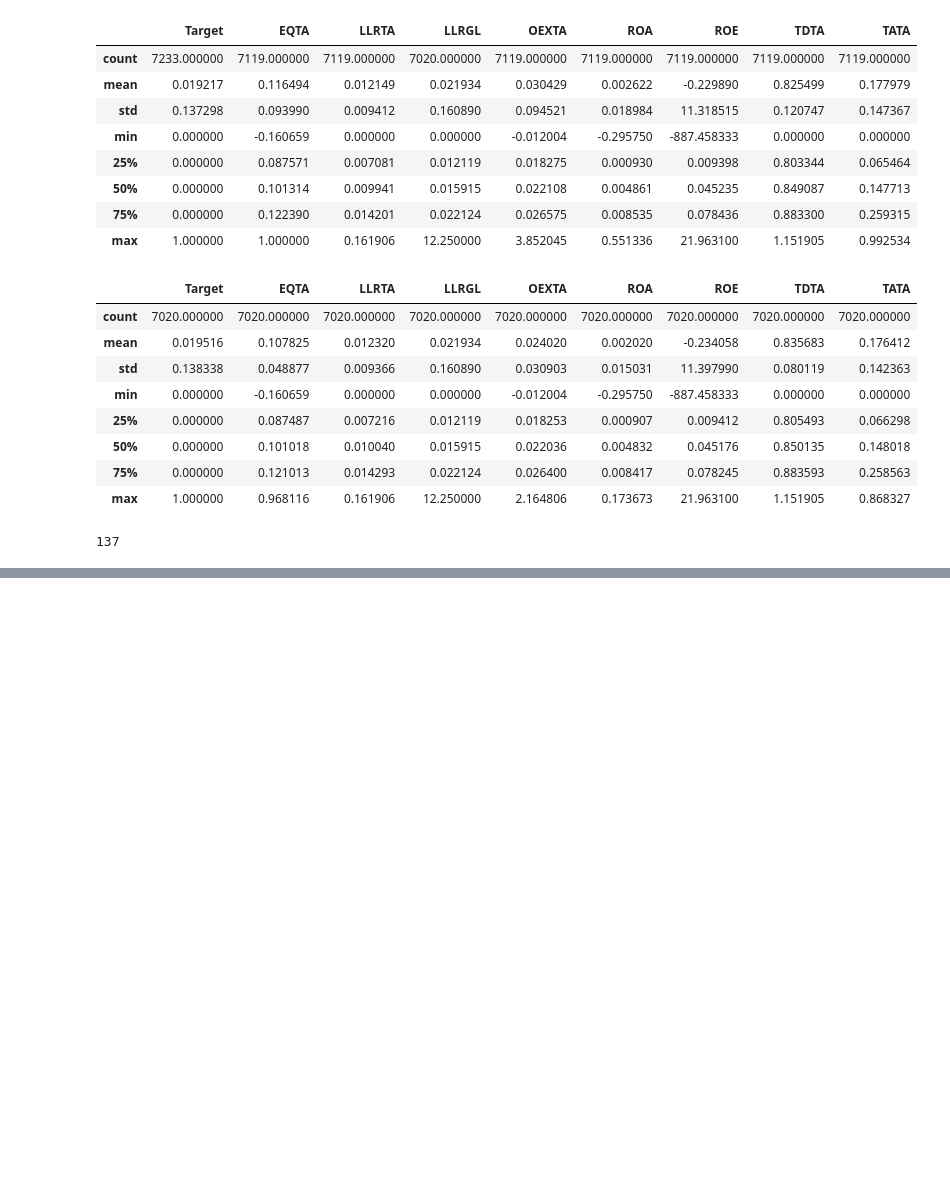
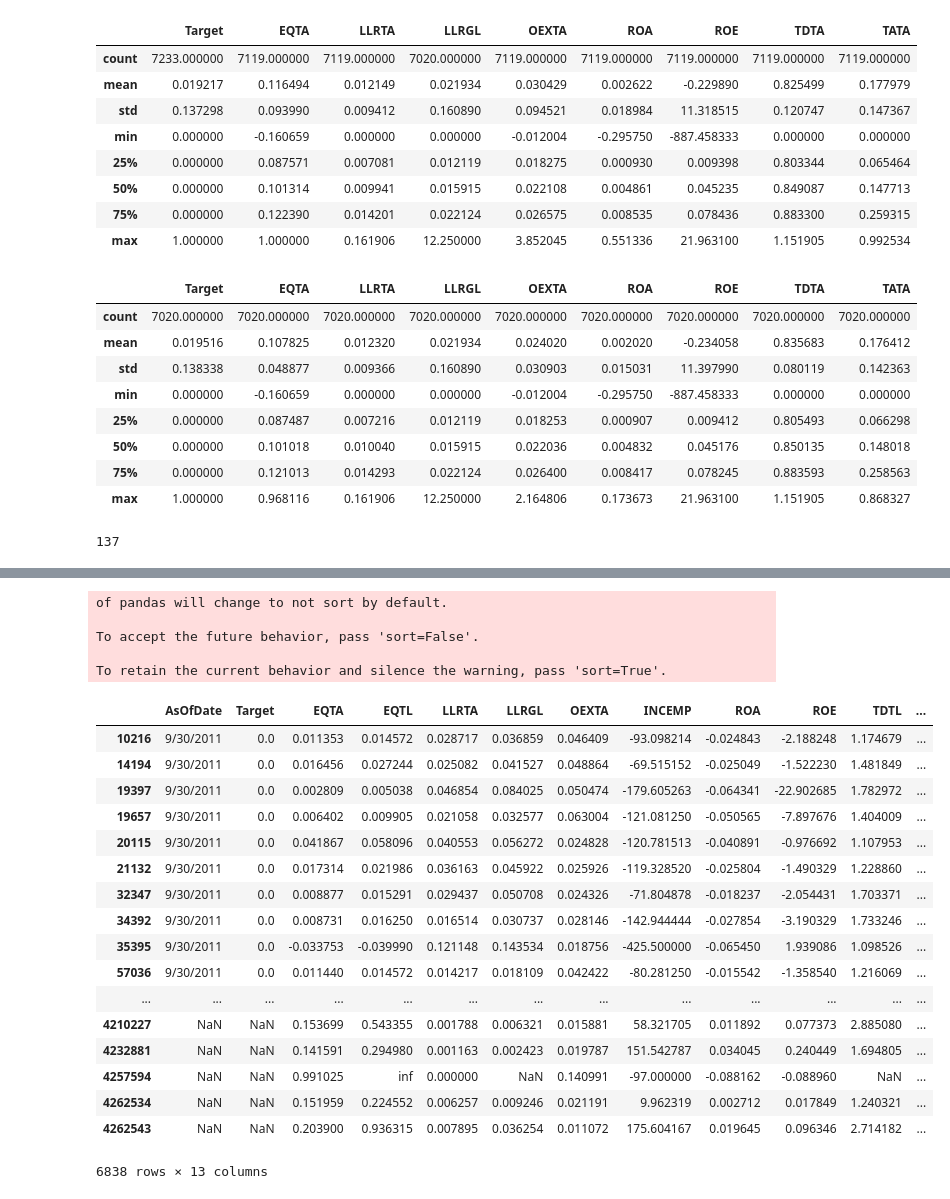
Before and after one commit to allaccountstaken/predicting_bank_distress, a Jupyter notebook: create_camel_dataset.ipynb, the cells around one changed output, grey strips where cells are left out. Cells and saved outputs as stored; diff of their text form; code cells hidden in the pictures; blank space fills up the shorter version.

Commit message:
validation camels dataset done

```diff
--- a/create_camel_dataset.ipynb
+++ b/create_camel_dataset.ipynb
@@ -648,0 +690,69 @@ camel_set.to_csv('data/camel_data_after2010Q3.csv')
+# %%
+# Concat all, check and save
+all_banks_after2011Q3 = pd.concat([failed_after_2011Q3, healthy_after_2011Q3])
+len(all_banks_after2011Q3.index)
+all_banks_after2011Q3.to_csv('data/all_banks_after2011Q3.csv')
+# %% [output]
+of pandas will change to not sort by default.
+
+To accept the future behavior, pass 'sort=False'.
+
+To retain the current behavior and silence the warning, pass 'sort=True'.
+# %%
+camel_data = all_banks_after2011Q3
+# %%
+# Create CAMELS columns, save file
+# 1) Total Equity / Total Assets (EQTA):
+camel_data['EQTA'] = camel_data['Total equity capital']/camel_data['Total assets']
+# 2) Total Equity / Total Loans (EQTL)
+camel_data['EQTL'] = camel_data['Total equity capital']/camel_data['Total loans']
+# 3) LLRTA = Loan Loss Reserves / Total Assest
+camel_data['LLRTA']= camel_data['Allowance for loan losses']/ camel_data['Total assets']
+# 4) #LLRGL = Loan Loss Reserves / Gross Loans (LLRGL)
+camel_data['LLRGL'] = camel_data['Allowance for loan losses'] / camel_data['Total loans']
+# 5) Operating Expenses / Total assets (OEXTA)
+camel_data['OEXTA'] = camel_data['Total noninterest expense'] / camel_data['Total assets']
+# 6) Net Income / Number of employees (INCEMP)
+camel_data['INCEMP'] = camel_data['Net Income before'] / camel_data['Number of full-time employees']
+# 7) Net Income / Total Assest (ROA)
+camel_data['ROA'] = camel_data['Net Income before'] / camel_data['Total assets']
+# 8) Net Income / Total Equity (ROE)
+camel_data['ROE'] = camel_data['Net Income before'] / camel_data['Total equity capital']
+# 9) Total Customer Deposits / Total Loans(TLTD)
+camel_data['TDTL'] = (camel_data['Total transaction deposits'] +
+                           camel_data['Total nontransaction deposits']) / camel_data['Total loans']
+# 10) Total Customer Deposits / Total Assest (TDTA)
+camel_data['TDTA'] = (camel_data['Total transaction deposits'] +
+                           camel_data['Total nontransaction deposits'])/ camel_data['Total assets']
+# 11) (S)ensitivity to market risk (TATA) = Trading Assets /Total assets
+camel_data['TATA'] = camel_data['Available-for-sale Fair Value'] / camel_data['Total assets']
+# %%
+columns_to_drop = ['Total equity capital', 'Total assets', 'Total loans',
+       '1-4 family residential loans', 'Other real estate loans',
+       'Commercial and industrial loans', 'Credit cards',
+       'Allowance for loan losses', 'Total noninterest expense',
+       'Net Income before', 'Total transaction deposits',
+       'Total nontransaction deposits', 'Available-for-sale Fair Value',
+       'Number of full-time employees']
+camel_data.drop(columns=columns_to_drop, axis=1, inplace=True)
+# %%
+camel_data
+# %% [output]
+|  | AsOfDate | Target | EQTA | EQTL | LLRTA | LLRGL | OEXTA | INCEMP | ROA | ROE | TDTL | ... |
+| 10216 | 9/30/2011 | 0.0 | 0.011353 | 0.014572 | 0.028717 | 0.036859 | 0.046409 | -93.098214 | -0.024843 | -2.188248 | 1.174679 | ... |
+| 14194 | 9/30/2011 | 0.0 | 0.016456 | 0.027244 | 0.025082 | 0.041527 | 0.048864 | -69.515152 | -0.025049 | -1.522230 | 1.481849 | ... |
+| 19397 | 9/30/2011 | 0.0 | 0.002809 | 0.005038 | 0.046854 | 0.084025 | 0.050474 | -179.605263 | -0.064341 | -22.902685 | 1.782972 | ... |
+| 19657 | 9/30/2011 | 0.0 | 0.006402 | 0.009905 | 0.021058 | 0.032577 | 0.063004 | -121.081250 | -0.050565 | -7.897676 | 1.404009 | ... |
+| 20115 | 9/30/2011 | 0.0 | 0.041867 | 0.058096 | 0.040553 | 0.056272 | 0.024828 | -120.781513 | -0.040891 | -0.976692 | 1.107953 | ... |
+| 21132 | 9/30/2011 | 0.0 | 0.017314 | 0.021986 | 0.036163 | 0.045922 | 0.025926 | -119.328520 | -0.025804 | -1.490329 | 1.228860 | ... |
+| 32347 | 9/30/2011 | 0.0 | 0.008877 | 0.015291 | 0.029437 | 0.050708 | 0.024326 | -71.804878 | -0.018237 | -2.054431 | 1.703371 | ... |
+| 34392 | 9/30/2011 | 0.0 | 0.008731 | 0.016250 | 0.016514 | 0.030737 | 0.028146 | -142.944444 | -0.027854 | -3.190329 | 1.733246 | ... |
+| 35395 | 9/30/2011 | 0.0 | -0.033753 | -0.039990 | 0.121148 | 0.143534 | 0.018756 | -425.500000 | -0.065450 | 1.939086 | 1.098526 | ... |
+| 57036 | 9/30/2011 | 0.0 | 0.011440 | 0.014572 | 0.014217 | 0.018109 | 0.042422 | -80.281250 | -0.015542 | -1.358540 | 1.216069 | ... |
+| ... | ... | ... | ... | ... | ... | ... | ... | ... | ... | ... | ... | ... |
+| 4210227 | NaN | NaN | 0.153699 | 0.543355 | 0.001788 | 0.006321 | 0.015881 | 58.321705 | 0.011892 | 0.077373 | 2.885080 | ... |
+| 4232881 | NaN | NaN | 0.141591 | 0.294980 | 0.001163 | 0.002423 | 0.019787 | 151.542787 | 0.034045 | 0.240449 | 1.694805 | ... |
+| 4257594 | NaN | NaN | 0.991025 | inf | 0.000000 | NaN | 0.140991 | -97.000000 | -0.088162 | -0.088960 | NaN | ... |
+| 4262534 | NaN | NaN | 0.151959 | 0.224552 | 0.006257 | 0.009246 | 0.021191 | 9.962319 | 0.002712 | 0.017849 | 1.240321 | ... |
+| 4262543 | NaN | NaN | 0.203900 | 0.936315 | 0.007895 | 0.036254 | 0.011072 | 175.604167 | 0.019645 | 0.096346 | 2.714182 | ... |
+6838 rows × 13 columns
```
Also changed, not shown: parts of 4 cells of this notebook, 3 other files.
